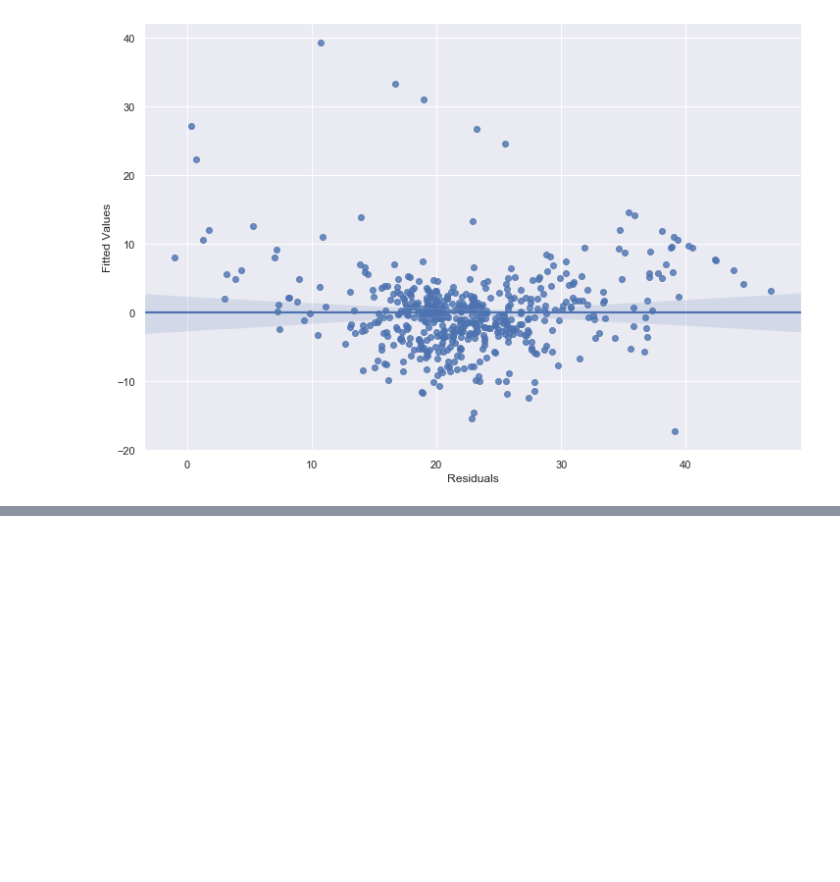
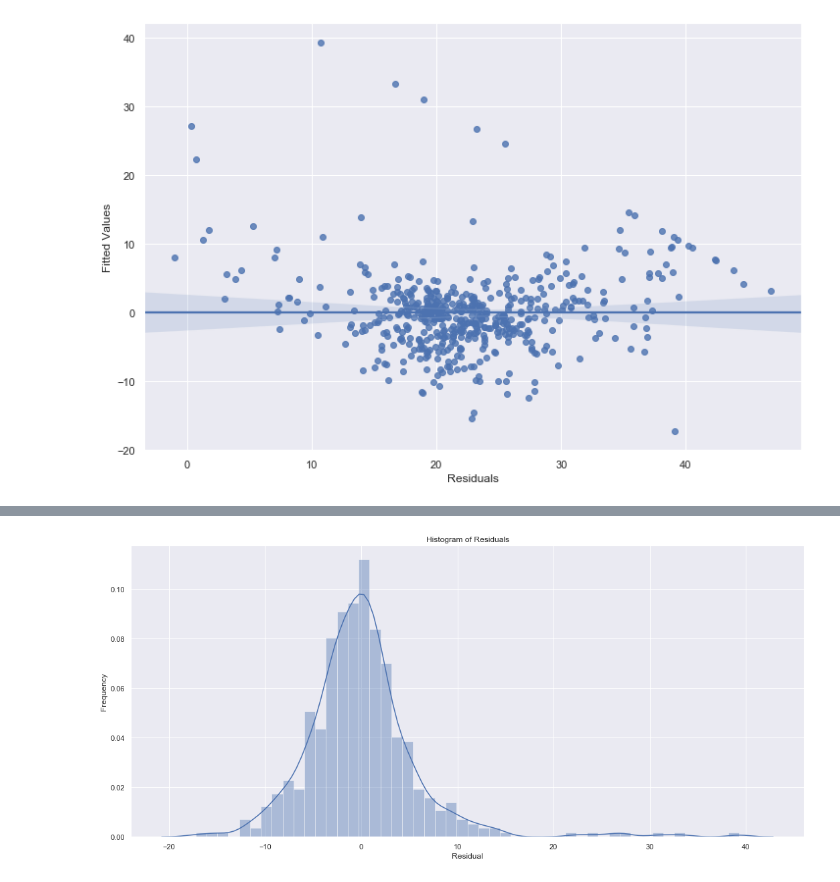
Before and after one commit to fysophia0302/Springboard, a Jupyter notebook: mini project/linear_regression/Mini_Project_Linear_Regression.ipynb, the cells around one changed output, grey strips where cells are left out. Drawn from its saved outputs; the diff is of its cells as text; code cells hidden in the pictures; blank space fills up the shorter version.

```diff
--- a/mini project/linear_regression/Mini_Project_Linear_Regression.ipynb
+++ b/mini project/linear_regression/Mini_Project_Linear_Regression.ipynb
@@ -1012 +979,11 @@ The first plot shows the difference between the predicted value and the actual v
 The second plot show the performance of the predictors.
+# %%
+#show the outlier range on histogram
+plt.figure(figsize = (18, 8))
+sns.distplot(n.resid, bins=50)
+plt.title("Histogram of Residuals")
+plt.xlabel("Residual")
+plt.ylabel("Frequency")
+plt.show()
+# %% [output]
+[figure, added]
```
Also changed, not shown: parts of 18 cells of this notebook.
